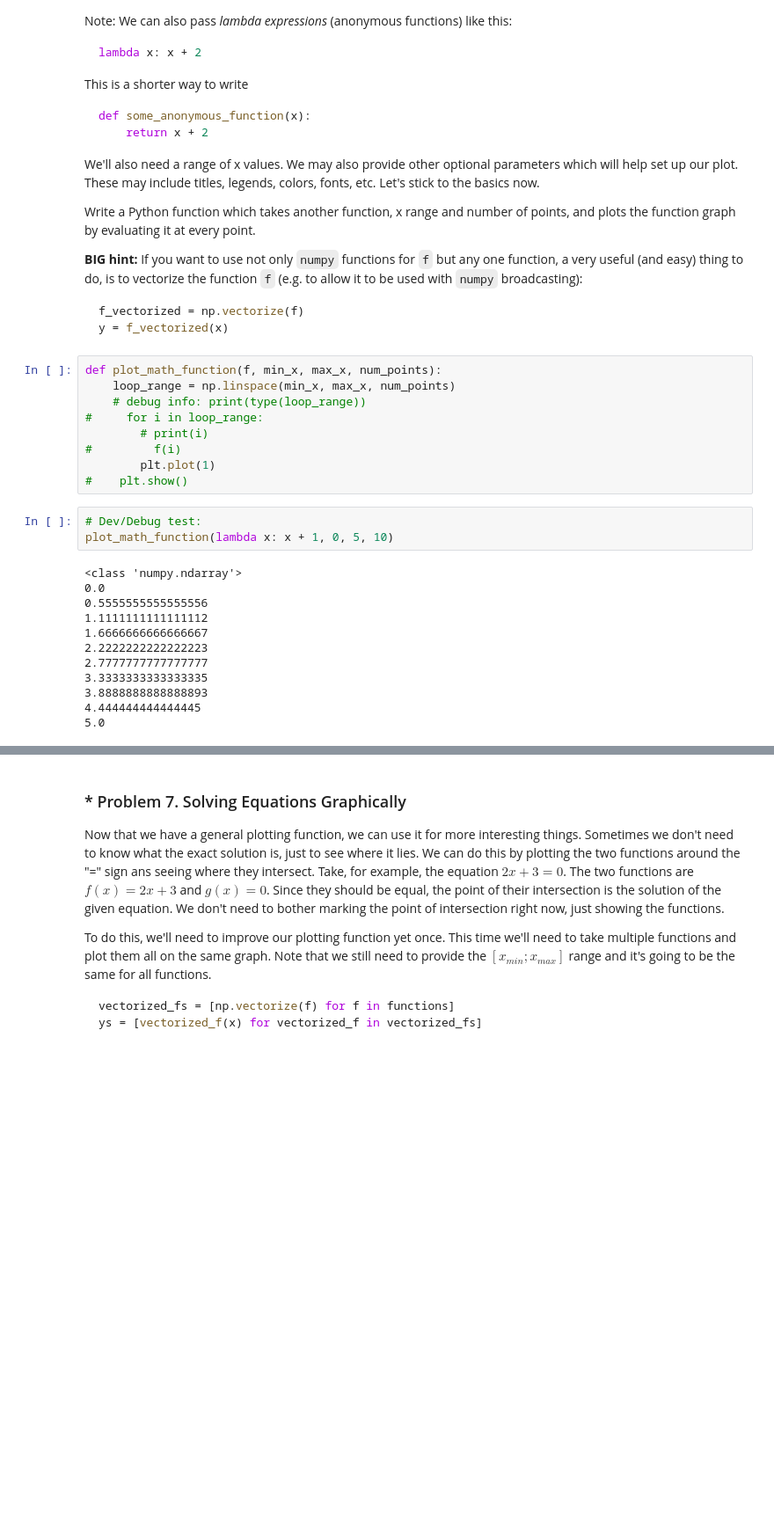
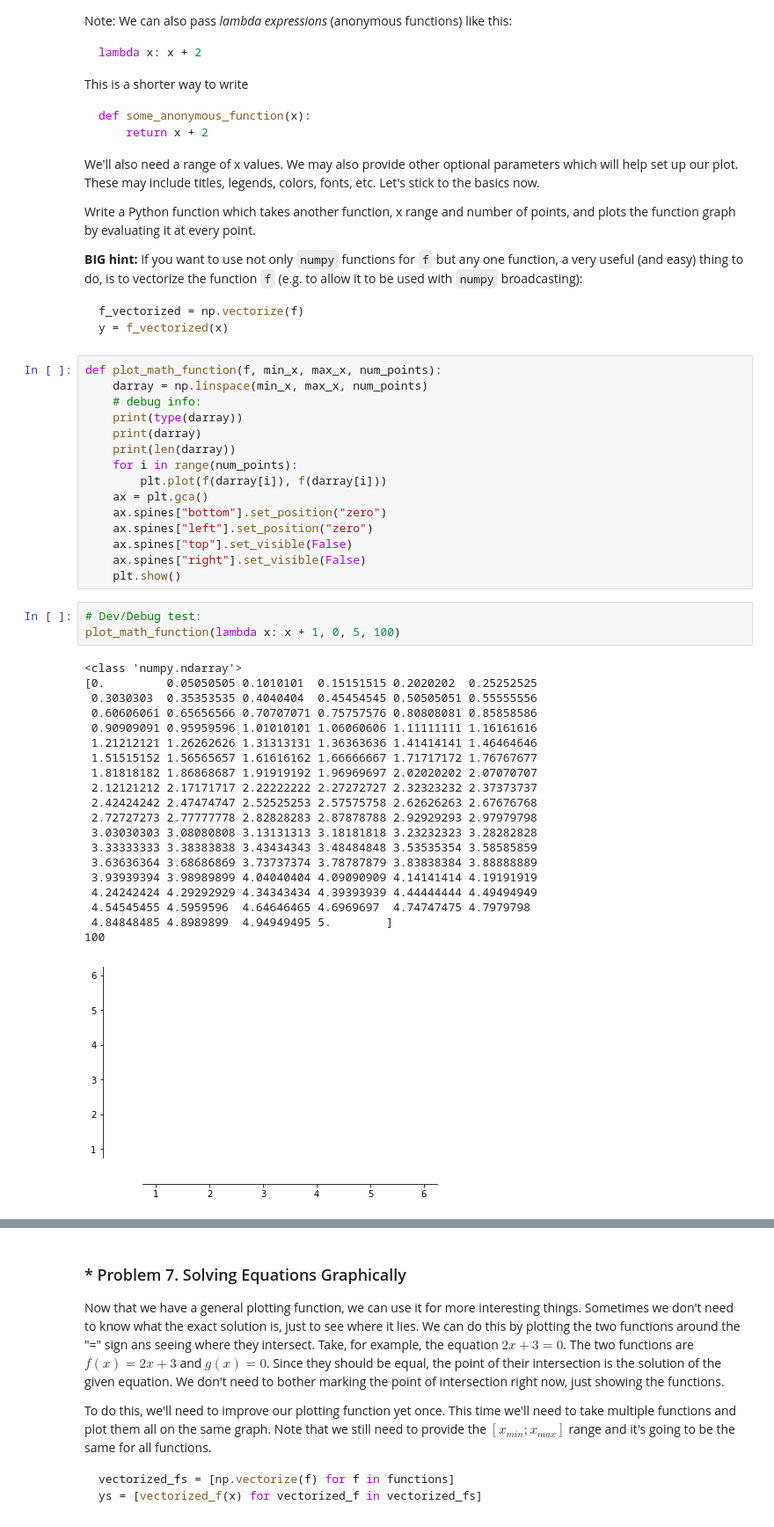
Before and after one commit to atkuzmanov/softuni-ai-mathconceptsfordevs-2021, a Jupyter notebook: 4-high-school-maths-exercise-2021-02-09/02-High-School-Maths-Exercise-homework/High-School Maths Exercise.ipynb, the cells around one changed output, grey strips where cells are left out. Shown at 88% size. Cells and saved outputs as stored; diff of their text form; blank space fills up the shorter version.

````diff
--- a/4-high-school-maths-exercise-2021-02-09/02-High-School-Maths-Exercise-homework/High-School Maths Exercise.ipynb
+++ b/4-high-school-maths-exercise-2021-02-09/02-High-School-Maths-Exercise-homework/High-School Maths Exercise.ipynb
@@ -538,28 +538,43 @@ y = f_vectorized(x)
 ```
 # %%
 def plot_math_function(f, min_x, max_x, num_points):
-    loop_range = np.linspace(min_x, max_x, num_points)
-    # debug info: print(type(loop_range))
-#     for i in loop_range:
-        # print(i)
-#         f(i)
-        plt.plot(1)
-#    plt.show()
+    darray = np.linspace(min_x, max_x, num_points)
+    # debug info:
+    print(type(darray))
+    print(darray)
+    print(len(darray))
+    for i in range(num_points):
+        plt.plot(f(darray[i]), f(darray[i]))
+    ax = plt.gca()
+    ax.spines["bottom"].set_position("zero")
+    ax.spines["left"].set_position("zero")
+    ax.spines["top"].set_visible(False)
+    ax.spines["right"].set_visible(False)
+    plt.show()
 # %%
 # Dev/Debug test:
-plot_math_function(lambda x: x + 1, 0, 5, 10)
+plot_math_function(lambda x: x + 1, 0, 5, 100)
 # %% [output]
 <class 'numpy.ndarray'>
-0.0
-0.5555555555555556
-1.1111111111111112
-1.6666666666666667
-2.2222222222222223
-2.7777777777777777
-3.3333333333333335
-3.8888888888888893
-4.444444444444445
-5.0
+[0.         0.05050505 0.1010101  0.15151515 0.2020202  0.25252525
+ 0.3030303  0.35353535 0.4040404  0.45454545 0.50505051 0.55555556
+ 0.60606061 0.65656566 0.70707071 0.75757576 0.80808081 0.85858586
+ 0.90909091 0.95959596 1.01010101 1.06060606 1.11111111 1.16161616
+ 1.21212121 1.26262626 1.31313131 1.36363636 1.41414141 1.46464646
+ 1.51515152 1.56565657 1.61616162 1.66666667 1.71717172 1.76767677
+ 1.81818182 1.86868687 1.91919192 1.96969697 2.02020202 2.07070707
+ 2.12121212 2.17171717 2.22222222 2.27272727 2.32323232 2.37373737
+ 2.42424242 2.47474747 2.52525253 2.57575758 2.62626263 2.67676768
+ 2.72727273 2.77777778 2.82828283 2.87878788 2.92929293 2.97979798
+ 3.03030303 3.08080808 3.13131313 3.18181818 3.23232323 3.28282828
+ 3.33333333 3.38383838 3.43434343 3.48484848 3.53535354 3.58585859
+ 3.63636364 3.68686869 3.73737374 3.78787879 3.83838384 3.88888889
+ 3.93939394 3.98989899 4.04040404 4.09090909 4.14141414 4.19191919
+ 4.24242424 4.29292929 4.34343434 4.39393939 4.44444444 4.49494949
+ 4.54545455 4.5959596  4.64646465 4.6969697  4.74747475 4.7979798
+ 4.84848485 4.8989899  4.94949495 5.        ]
+100
+[figure, added]
 # %%
 plot_math_function(lambda x: 2 * x + 3, -3, 5, 1000)
 plot_math_function(lambda x: -x + 8, -1, 10, 1000)
````
Also changed, not shown: parts of 1 cell of this notebook.
